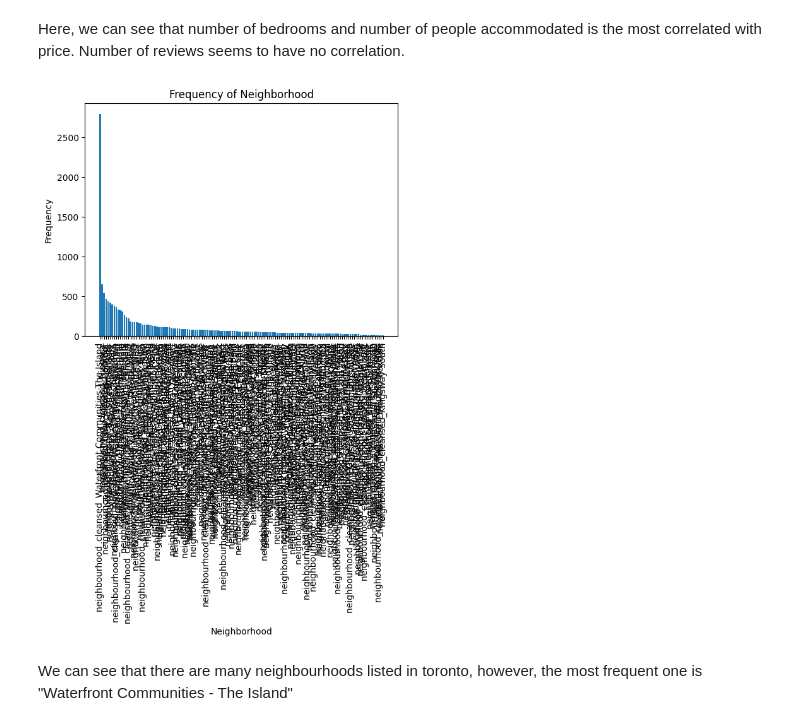
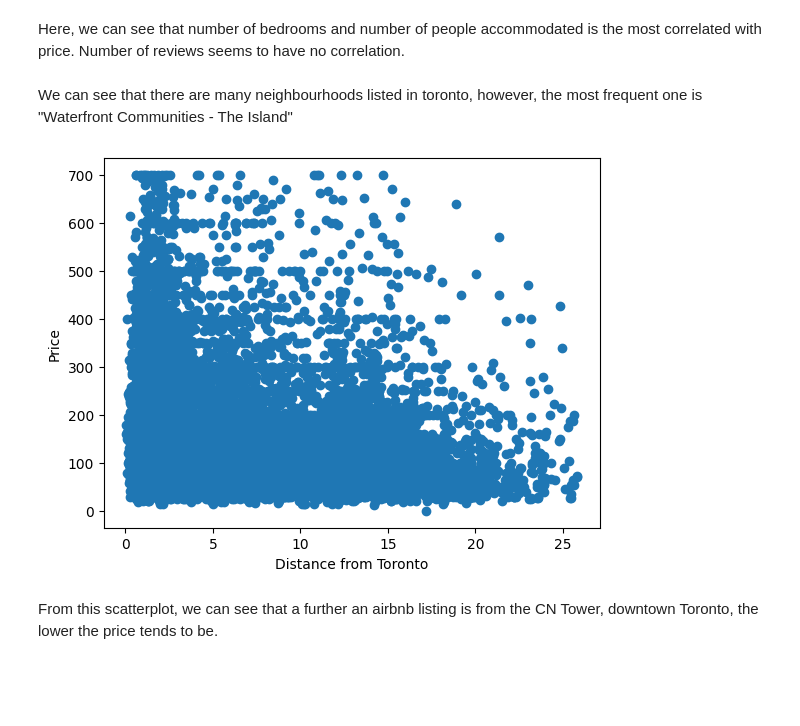
Before and after one commit to Nada-Elhossiny/Rentalytics, a Jupyter notebook: EDA.ipynb, the cells around one changed output. Saved outputs shown, nothing was run; the diff lists cells and outputs as text; code cells hidden in the pictures; blank space fills up the shorter version.

```diff
--- a/EDA.ipynb
+++ b/EDA.ipynb
@@ -62,17 +62,25 @@ sns.heatmap(corr, annot=True, cmap="coolwarm")
 # %% [markdown]
 Here, we can see that number of bedrooms and number of people accommodated is the most correlated with price. Number of reviews seems to have no correlation.
 # %%
-neighbourhood_cols = [col for col in df.columns if col.startswith('neighbourhood_cleansed')]
+# neighbourhood_cols = [col for col in df.columns if col.startswith('neighbourhood_cleansed')]
 
-neighbourhood_freq = df[neighbourhood_cols].sum().sort_values(ascending=False)
+# neighbourhood_freq = df[neighbourhood_cols].sum().sort_values(ascending=False)
 
-plt.bar(neighbourhood_freq.index, neighbourhood_freq.values)
-plt.xticks(rotation=90)
-plt.xlabel('Neighborhood')
-plt.ylabel('Frequency')
-plt.title('Frequency of Neighborhood')
-plt.show()
+# plt.bar(neighbourhood_freq.index, neighbourhood_freq.values)
+# plt.xticks(rotation=90)
+# plt.xlabel('Neighborhood')
+# plt.ylabel('Frequency')
+# plt.title('Frequency of Neighborhood')
+# plt.show()
-# %% [output]
-[figure, removed]
 # %% [markdown]
 We can see that there are many neighbourhoods listed in toronto, however, the most frequent one is "Waterfront Communities - The Island"
+# %%
+# Use a scatterplot to visualize price vs distance from the CN Tower
+plt.scatter(df['distance_from_toronto'], df['price'])
+plt.xlabel('Distance from Toronto')
+plt.ylabel('Price')
+plt.show()
+# %% [output]
+[figure, added]
+# %% [markdown]
+From this scatterplot, we can see that a further an airbnb listing is from the CN Tower, downtown Toronto, the lower the price tends to be.
```
Also changed, not shown: parts of 3 cells of this notebook, 2 other files.
